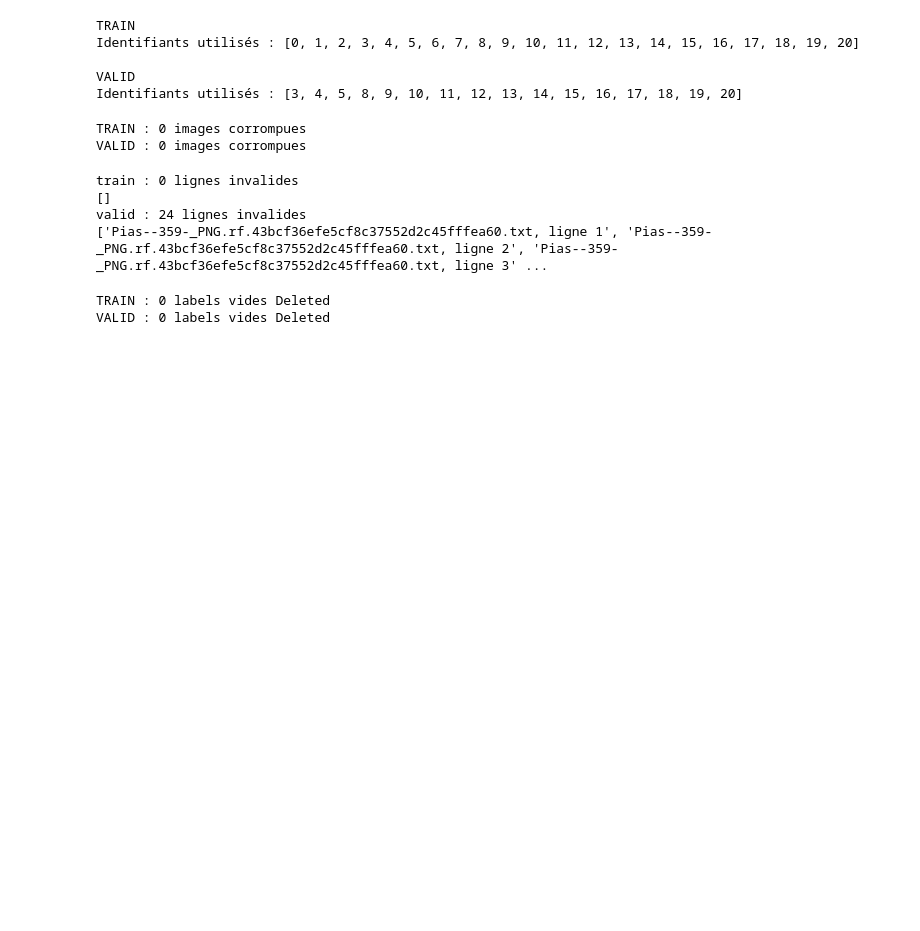
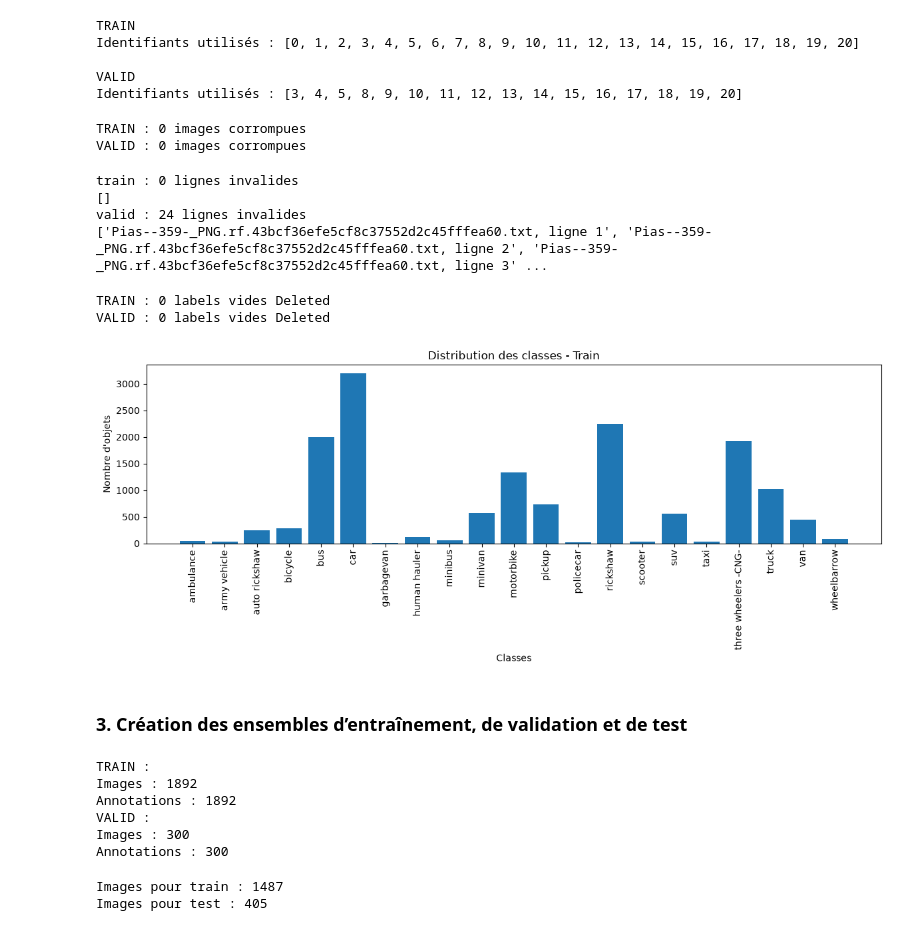
Before and after one commit to MounaSaiss/TrafficSight, a Jupyter notebook: RoadVision_AI/Notbooks/nettoyageData.ipynb, the cells around one changed output. Saved outputs shown, nothing was run; the diff lists cells and outputs as text; code cells hidden in the pictures; blank space fills up the shorter version.

```diff
--- a/RoadVision_AI/Notbooks/nettoyageData.ipynb
+++ b/RoadVision_AI/Notbooks/nettoyageData.ipynb
@@ -187,3 +187,62 @@ for split in ["train", "valid"]:
 # %% [output]
 TRAIN : 0 labels vides Deleted
 VALID : 0 labels vides Deleted
+# %%
+import yaml
+from collections import Counter
+import matplotlib.pyplot as plt
+
+with open(DATASET_DIR / "data_1.yaml", "r") as f:
+    names = yaml.safe_load(f)["names"]
+
+compteur = Counter()
+
+for fichier in (DATASET_DIR / "train" / "labels").glob("*.txt"):
+    for ligne in fichier.read_text().splitlines():
+        if ligne.strip():
+            compteur[int(ligne.split()[0])] += 1
+
+plt.figure(figsize=(12, 5))
+plt.bar(names, [compteur[i] for i in range(len(names))])
+plt.title("Distribution des classes - Train")
+plt.xlabel("Classes")
+plt.ylabel("Nombre d'objets")
+plt.xticks(rotation=90)
+plt.tight_layout()
+plt.show()
+# %% [output]
+[figure, added]
+# %% [markdown]
+### 3. Création des ensembles d’entraînement, de validation et de test
+# %%
+#Identifier les donnes apres nettoyage
+for split in ["train", "valid"]:
+    images = list((DATASET_DIR / split / "images").glob("*"))
+    labels = list((DATASET_DIR / split / "labels").glob("*.txt"))
+
+    print(f"{split.upper()} :")
+    print(f"Images : {len(images)}")
+    print(f"Annotations : {len(labels)}")
+# %% [output]
+TRAIN :
+Images : 1892
+Annotations : 1892
+VALID :
+Images : 300
+Annotations : 300
+# %%
+from sklearn.model_selection import train_test_split
+
+images = sorted((DATASET_DIR / "train" / "images").glob("*"))
+
+train_images, test_images = train_test_split(
+    images,
+    test_size=405,
+    random_state=42
+)
+
+print("Images pour train :", len(train_images))
+print("Images pour test :", len(test_images))
+# %% [output]
+Images pour train : 1487
+Images pour test : 405
```
Also changed, not shown: parts of 5 cells of this notebook, 1 other file.
